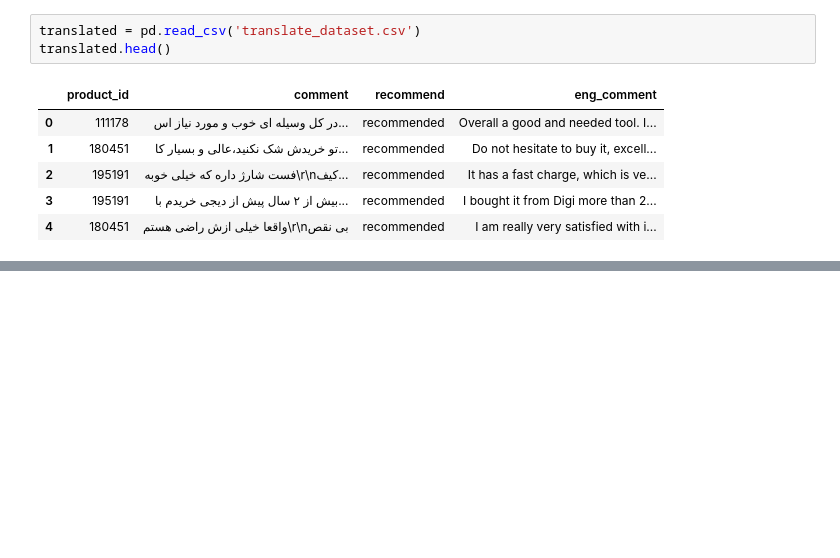
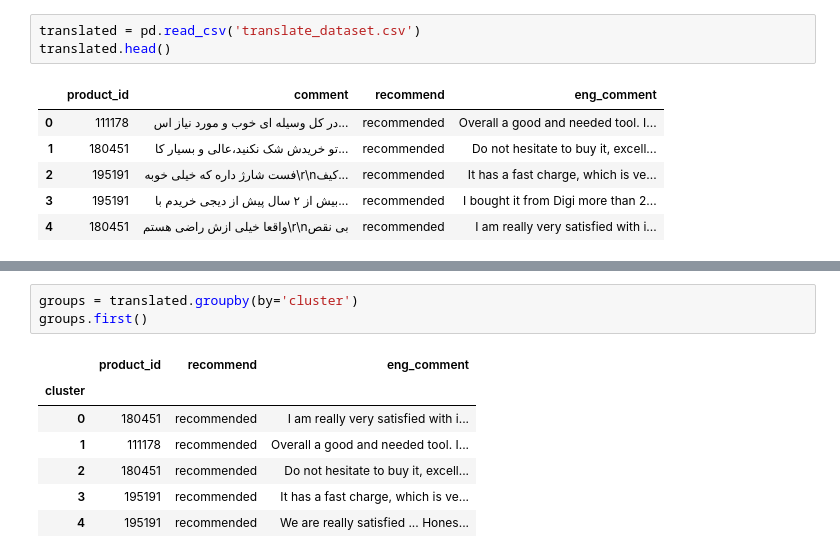
Before and after one commit to nahbos/Data-Mining-on-DigiKala-datasets, a Jupyter notebook: DM-4thProj-Recommendation.ipynb, the cells around one changed output, grey strips where cells are left out. Saved outputs shown, nothing was run; the diff lists cells and outputs as text; blank space fills up the shorter version.

```diff
--- a/DM-4thProj-Recommendation.ipynb
+++ b/DM-4thProj-Recommendation.ipynb
@@ -149,0 +214,11 @@ print(wiki_cl.sort_values(by=['cluster']))
+# %%
+groups = translated.groupby(by='cluster')
+groups.first()
+# %% [output]
+|  | product_id | recommend | eng_comment |
+| cluster |  |  |  |
+| 0 | 180451 | recommended | I am really very satisfied with i... |
+| 1 | 111178 | recommended | Overall a good and needed tool. I... |
+| 2 | 180451 | recommended | Do not hesitate to buy it, excell... |
+| 3 | 195191 | recommended | It has a fast charge, which is ve... |
+| 4 | 195191 | recommended | We are really satisfied ... Hones... |
```
Also changed, not shown: parts of 26 cells of this notebook.
